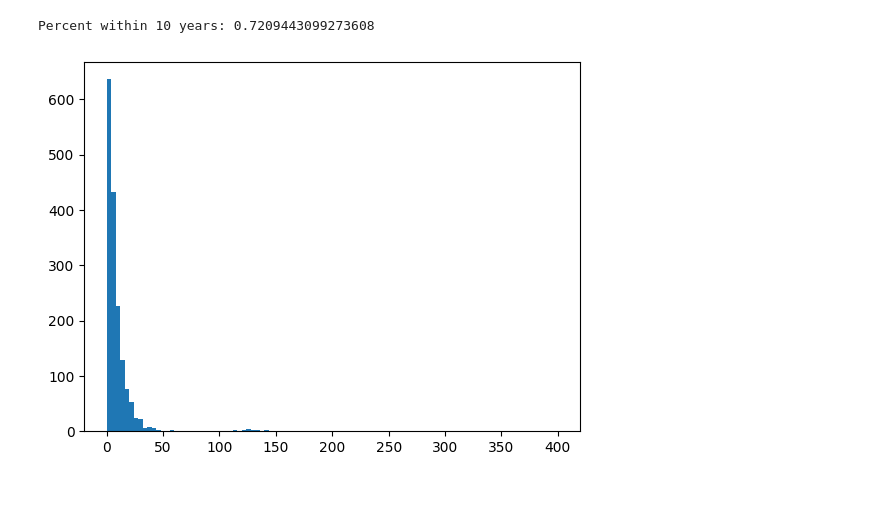
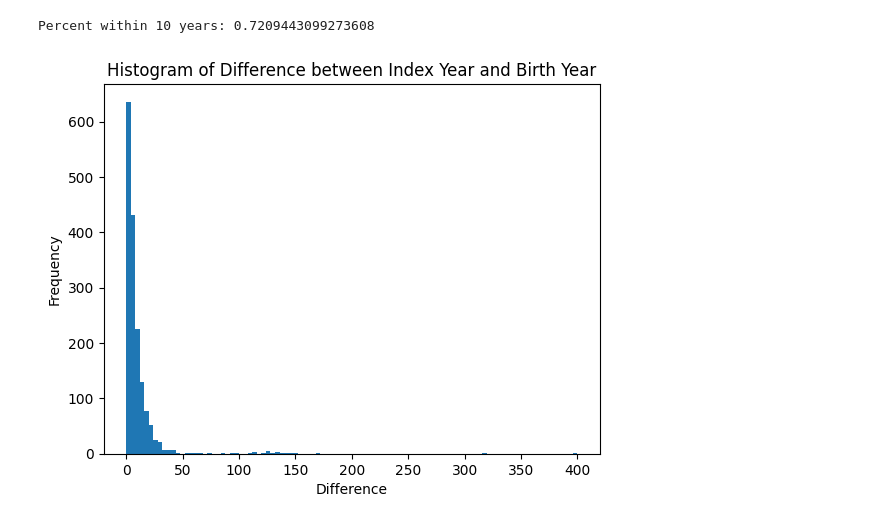
Before and after one commit to sudoghut/cbdb_index_year_gradient_boosting, a Jupyter notebook: 999_v_validation.ipynb, the cells around one changed output. Drawn from its saved outputs; the diff is of its cells as text; code cells hidden in the pictures; blank space fills up the shorter version.

```diff
--- a/999_v_validation.ipynb
+++ b/999_v_validation.ipynb
@@ -116,6 +118,9 @@ Percent within 10 years: 0.7209443099273608
 # %%
 # Draw a histogram of the diff
 plt.hist(diff, bins=100)
+plt.title('Histogram of Difference between Index Year and Birth Year')
+plt.xlabel('Difference')
+plt.ylabel('Frequency')
 plt.show()
 # %% [output]
-[figure, old version]
+[figure, new version]
```
Also changed, not shown: parts of 4 cells of this notebook, 5 other files.
